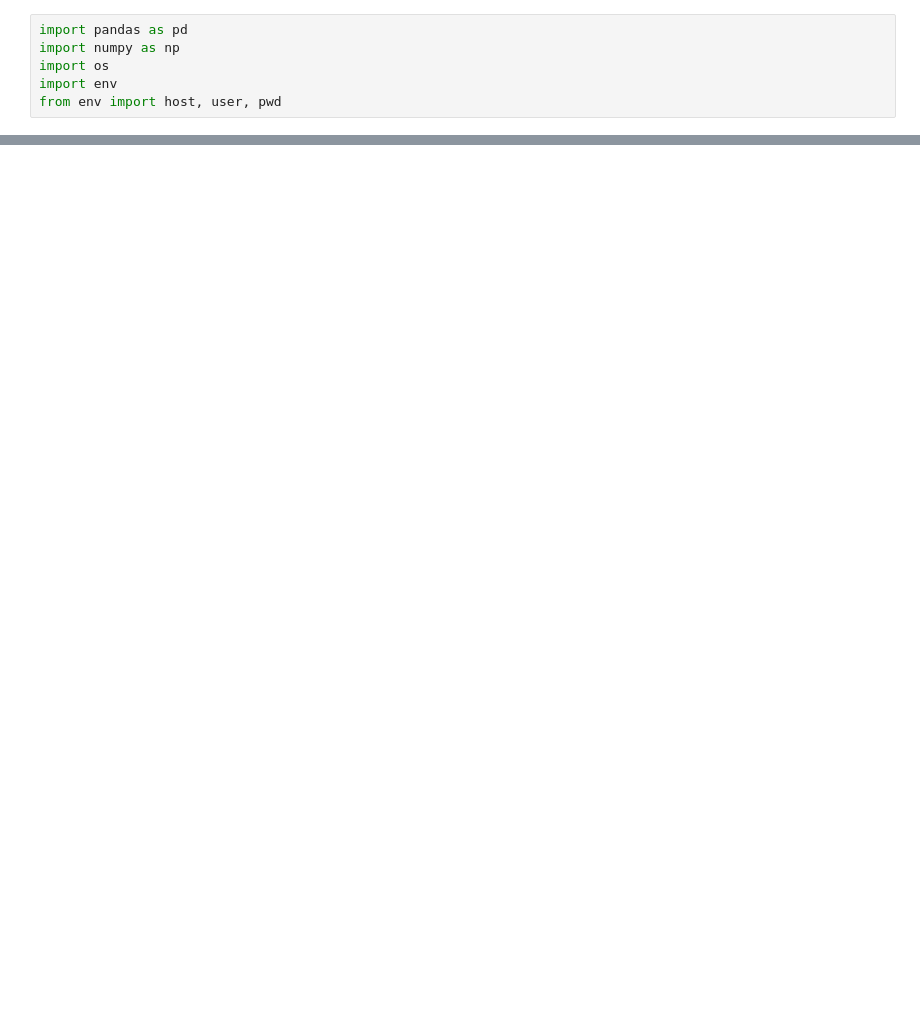
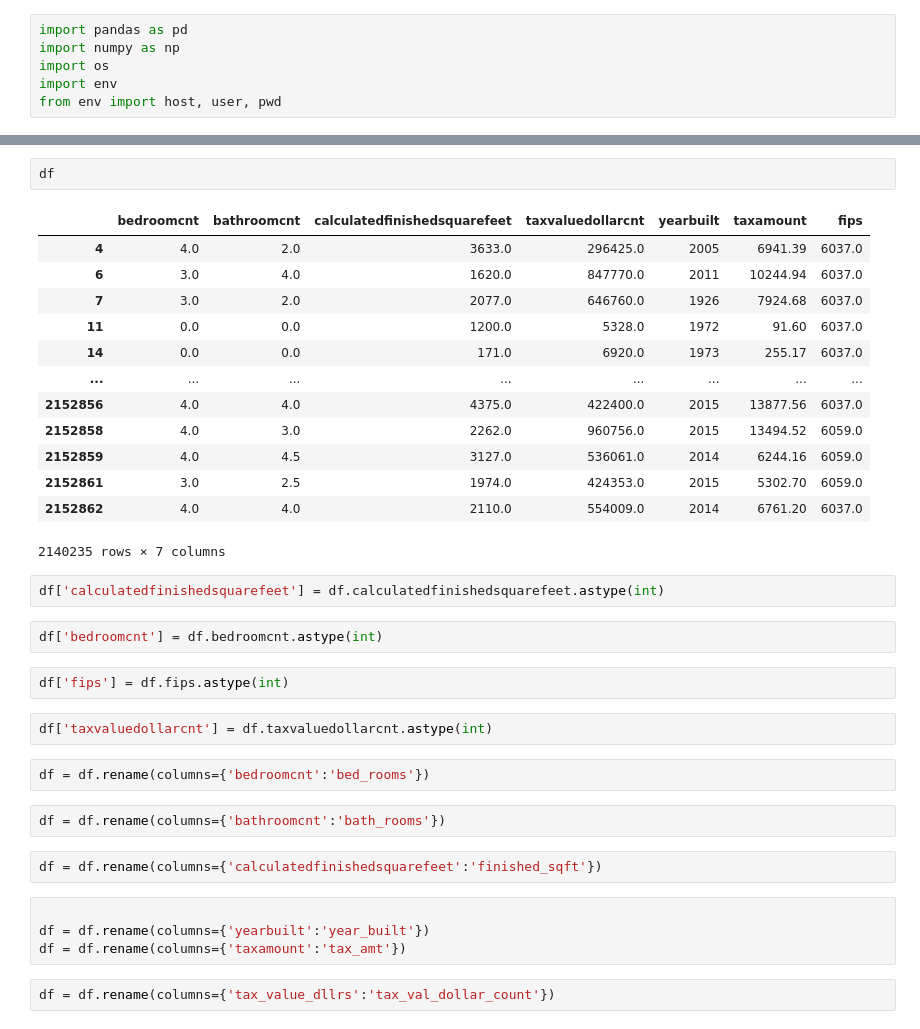
Before and after one commit to yuvia-cardenas/regression-exercises, a Jupyter notebook: reg_wrangle_prt1.ipynb, the cells around one changed output, grey strips where cells are left out. Cells and saved outputs as stored; diff of their text form; blank space fills up the shorter version.

```diff
--- a/reg_wrangle_prt1.ipynb
+++ b/reg_wrangle_prt1.ipynb
@@ -69,0 +286,36 @@ memory usage: 4.8 KB
+# %%
+df
+# %% [output]
+|  | bedroomcnt | bathroomcnt | calculatedfinishedsquarefeet | taxvaluedollarcnt | yearbuilt | taxamount | fips |
+| 4 | 4.0 | 2.0 | 3633.0 | 296425.0 | 2005 | 6941.39 | 6037.0 |
+| 6 | 3.0 | 4.0 | 1620.0 | 847770.0 | 2011 | 10244.94 | 6037.0 |
+| 7 | 3.0 | 2.0 | 2077.0 | 646760.0 | 1926 | 7924.68 | 6037.0 |
+| 11 | 0.0 | 0.0 | 1200.0 | 5328.0 | 1972 | 91.60 | 6037.0 |
+| 14 | 0.0 | 0.0 | 171.0 | 6920.0 | 1973 | 255.17 | 6037.0 |
+| ... | ... | ... | ... | ... | ... | ... | ... |
+| 2152856 | 4.0 | 4.0 | 4375.0 | 422400.0 | 2015 | 13877.56 | 6037.0 |
+| 2152858 | 4.0 | 3.0 | 2262.0 | 960756.0 | 2015 | 13494.52 | 6059.0 |
+| 2152859 | 4.0 | 4.5 | 3127.0 | 536061.0 | 2014 | 6244.16 | 6059.0 |
+| 2152861 | 3.0 | 2.5 | 1974.0 | 424353.0 | 2015 | 5302.70 | 6059.0 |
+| 2152862 | 4.0 | 4.0 | 2110.0 | 554009.0 | 2014 | 6761.20 | 6037.0 |
+2140235 rows × 7 columns
+# %%
+df['calculatedfinishedsquarefeet'] = df.calculatedfinishedsquarefeet.astype(int)
+# %%
+df['bedroomcnt'] = df.bedroomcnt.astype(int)
+# %%
+df['fips'] = df.fips.astype(int)
+# %%
+df['taxvaluedollarcnt'] = df.taxvaluedollarcnt.astype(int)
+# %%
+df = df.rename(columns={'bedroomcnt':'bed_rooms'})
+# %%
+df = df.rename(columns={'bathroomcnt':'bath_rooms'})
+# %%
+df = df.rename(columns={'calculatedfinishedsquarefeet':'finished_sqft'})
+# %%
+
+df = df.rename(columns={'yearbuilt':'year_built'})
+df = df.rename(columns={'taxamount':'tax_amt'})
+# %%
+df = df.rename(columns={'tax_value_dllrs':'tax_val_dollar_count'})
```
Also changed, not shown: parts of 19 cells of this notebook.
